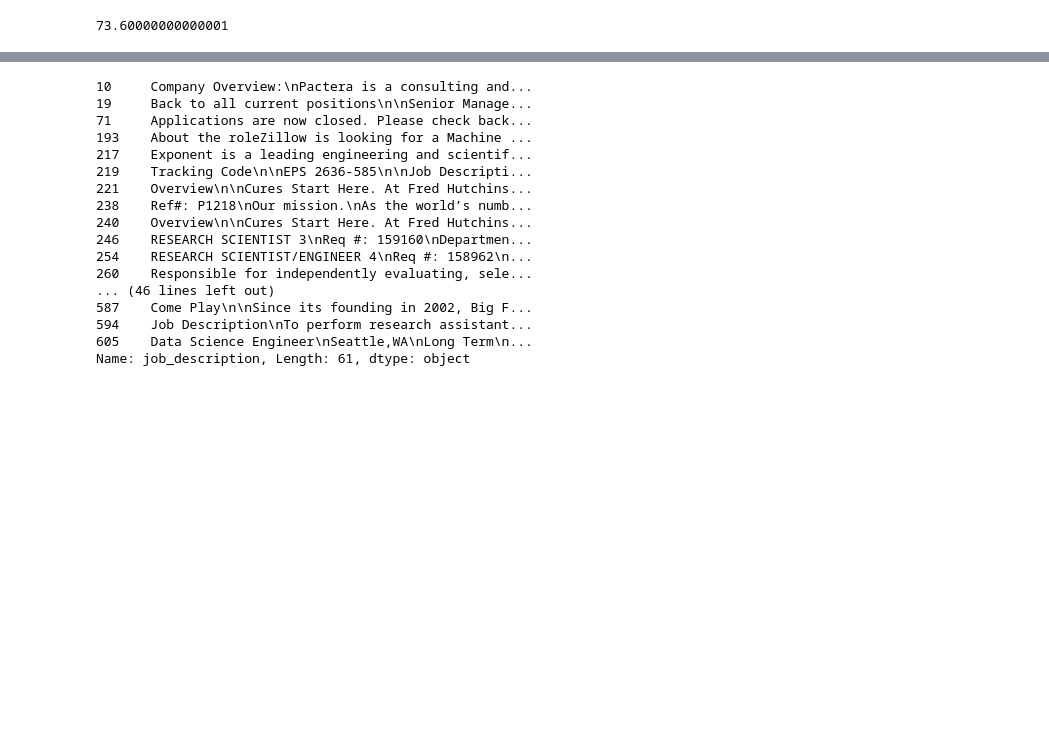
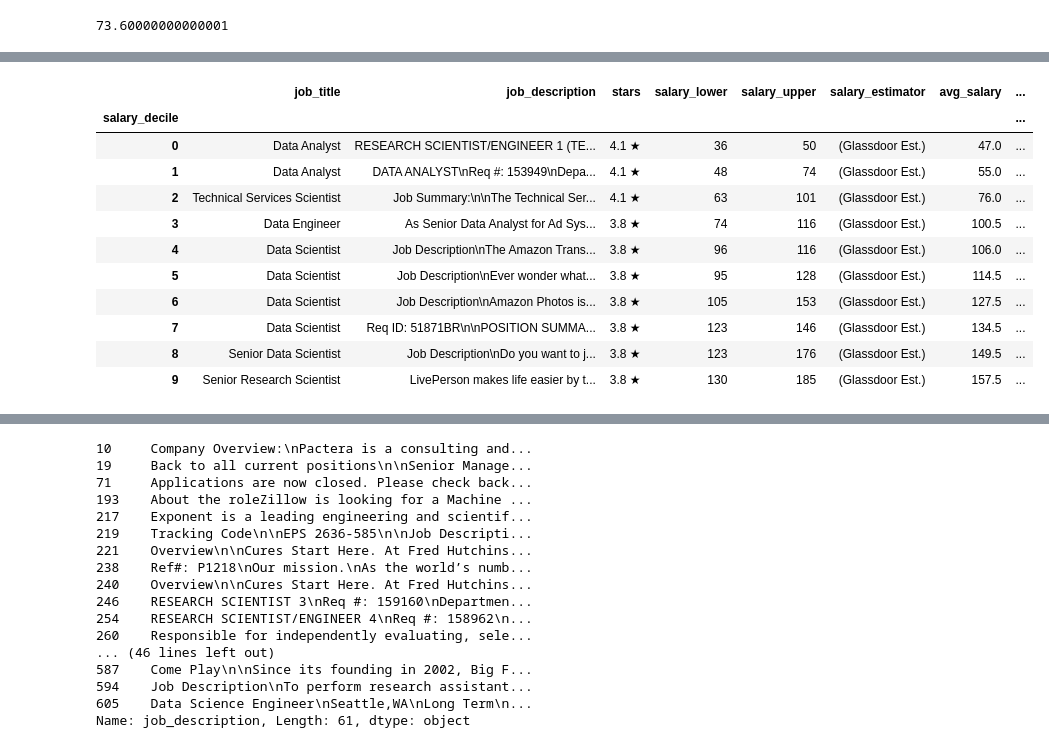
Before and after one commit to michaelfpalmer/level-up, a Jupyter notebook: src/Investigate DS only jobs.ipynb, the cells around one changed output, grey strips where cells are left out. Saved outputs shown, nothing was run; the diff lists cells and outputs as text; code cells hidden in the pictures; blank space fills up the shorter version.

Commit message:
quantiles with qcut ftw

```diff
--- a/src/Investigate DS only jobs.ipynb
+++ b/src/Investigate DS only jobs.ipynb
@@ -678,3 +678,6 @@ salary_20 = dfclean['avg_salary'].quantile(.2)
 top_decile = dfclean[dfclean['avg_salary']>salary_90]
 bottom_decile = dfclean[dfclean['avg_salary']<salary_10]
 decile_20 = dfclean[dfclean['avg_salary'].between(salary_10,salary_20)]
+# %%
+#deciles! dont even have to use quantile function
+dfclean['salary_decile'] = pd.qcut(dfclean['avg_salary'],10,labels=False)
@@ -680,0 +719,20 @@ decile_20 = dfclean[dfclean['avg_salary'].between(salary_10,salary_20)]
+# %%
+#x=dfclean.groupby('salary_decile').mean().index
+#y=
+y=dfclean.groupby('salary_decile').mean()[cols]
+x=y.index
+#plt.plot(x,y)
+dfclean.groupby(['salary_decile']).agg(lambda x:x.value_counts().index[0])
+# %% [output]
+|  | job_title | job_description | stars | salary_lower | salary_upper | salary_estimator | avg_salary | ... |
+| salary_decile |  |  |  |  |  |  |  | ... |
+| 0 | Data Analyst | RESEARCH SCIENTIST/ENGINEER 1 (TE... | 4.1 ★ | 36 | 50 | (Glassdoor Est.) | 47.0 | ... |
+| 1 | Data Analyst | DATA ANALYST\nReq #: 153949\nDepa... | 4.1 ★ | 48 | 74 | (Glassdoor Est.) | 55.0 | ... |
+| 2 | Technical Services Scientist | Job Summary:\n\nThe Technical Ser... | 4.1 ★ | 63 | 101 | (Glassdoor Est.) | 76.0 | ... |
+| 3 | Data Engineer | As Senior Data Analyst for Ad Sys... | 3.8 ★ | 74 | 116 | (Glassdoor Est.) | 100.5 | ... |
+| 4 | Data Scientist | Job Description\nThe Amazon Trans... | 3.8 ★ | 96 | 116 | (Glassdoor Est.) | 106.0 | ... |
+| 5 | Data Scientist | Job Description\nEver wonder what... | 3.8 ★ | 95 | 128 | (Glassdoor Est.) | 114.5 | ... |
+| 6 | Data Scientist | Job Description\nAmazon Photos is... | 3.8 ★ | 105 | 153 | (Glassdoor Est.) | 127.5 | ... |
+| 7 | Data Scientist | Req ID: 51871BR\n\nPOSITION SUMMA... | 3.8 ★ | 123 | 146 | (Glassdoor Est.) | 134.5 | ... |
+| 8 | Senior Data Scientist | Job Description\nDo you want to j... | 3.8 ★ | 123 | 176 | (Glassdoor Est.) | 149.5 | ... |
+| 9 | Senior Research Scientist | LivePerson makes life easier by t... | 3.8 ★ | 130 | 185 | (Glassdoor Est.) | 157.5 | ... |
```
Also changed, not shown: parts of 12 cells of this notebook.
